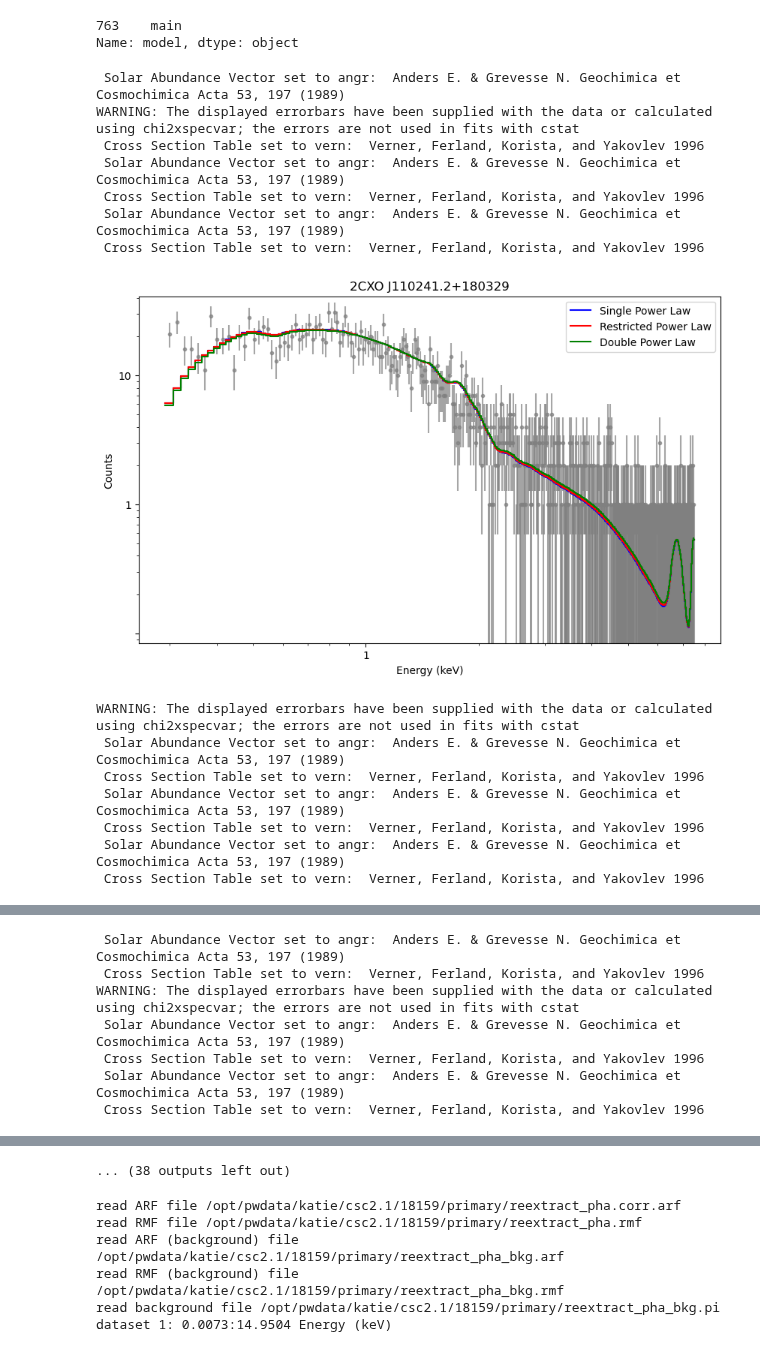
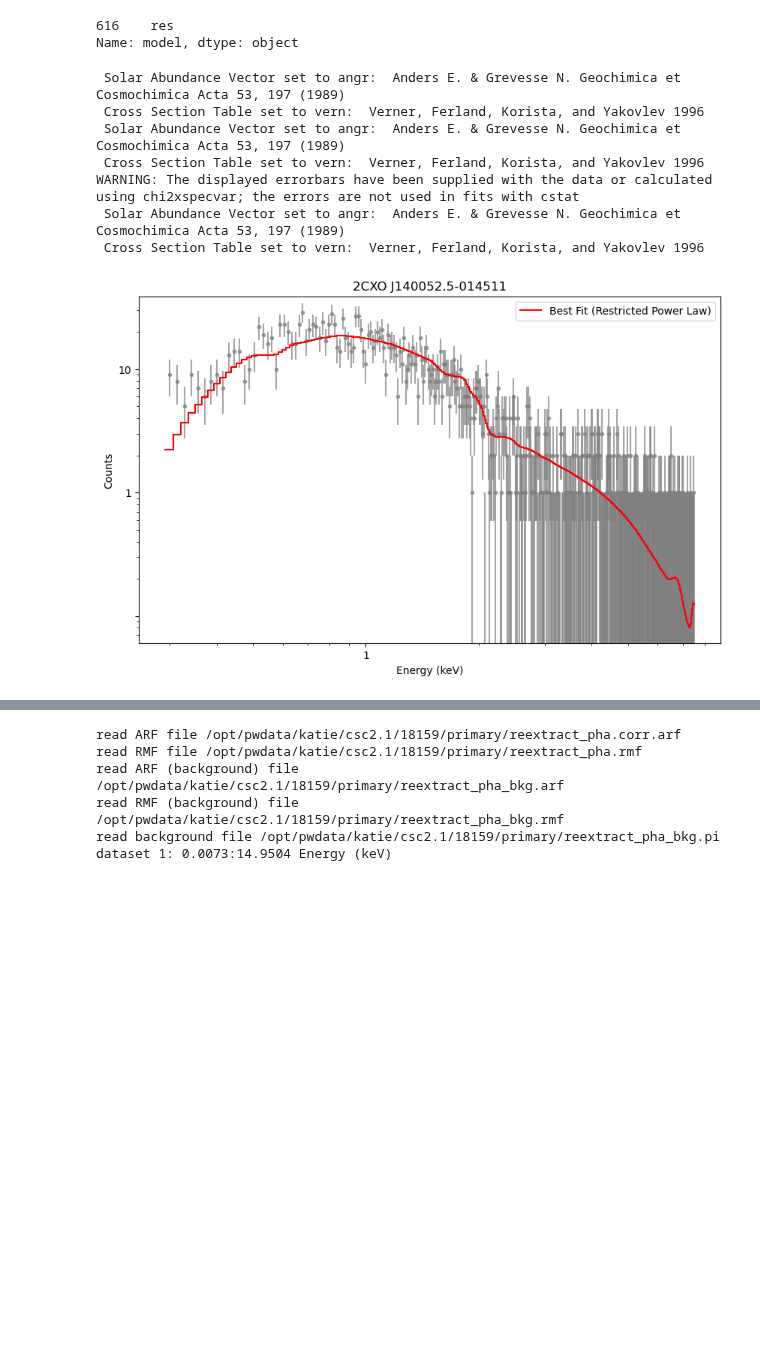
Before and after one commit to kciurleo/AGN, a Jupyter notebook: sherpa_fitting_code/solving_my_own_mysteries.ipynb, the cells around one changed output, grey strips where cells are left out. Saved outputs shown, nothing was run; the diff lists cells and outputs as text; code cells hidden in the pictures; blank space fills up the shorter version.

Commit message:
making a bunch of plots for my theseis

```diff
--- a/sherpa_fitting_code/solving_my_own_mysteries.ipynb
+++ b/sherpa_fitting_code/solving_my_own_mysteries.ipynb
@@ -19,12 +19,12 @@ import re
 bruh=final_full.loc[final_full['model']=='main'].sort_values(by='counts', ascending=False).head(25)
 # %%
 final_full = pd.read_csv('/opt/pwdata/katie/csc2.1/final_data/final_info_full.csv')
-interest=final_full.loc[final_full['# ObsID']=='25825b'].head(1) #the one guy i downloaded
-base='/opt/pwdata/katie/csc2.1/25825b/primary'
+interest=final_full.loc[final_full['# ObsID']=='9557'].head(1) #the one guy i downloaded
+base='/opt/pwdata/katie/csc2.1/9557/primary'
 name=interest['CXO name'].iloc[0]
 print(interest['model'])
 # %% [output]
-763    main
+616    res
 Name: model, dtype: object
 # %%
 def format_tick(tick):
@@ -63,43 +63,40 @@ def plot_models(dir, name):
     #plot_model_component(restricted_p1, overplot=True, label='Restricted Power Law no bkg and gal nH', color='pink')
     #plot_model_component(alt_p1, overplot=True, label='Double Power Law  no bkg and gal nH', color='lime')
 
     ax = plt.gca()
 
     ticks = ax.get_xticks()
     tick_labels = [format_tick(tick) for tick in ticks]
     ax.set_xticklabels(tick_labels)
 
     ticksy = ax.get_yticks()
     ticky_labels = [format_tick(tick) for tick in ticksy]
     ax.set_yticklabels(ticky_labels)
 
     plt.title(f'{name}')
     plt.legend(loc='best')
     #####EDIT BELOW IF I USE THIS SOMEWHERE
     os.chdir('/Users/kciurleo/Documents/kciurleo/AGN/plots')
-    plt.savefig(f'{name}_models_comparison.png', dpi=300)
+    #plt.savefig(f'{name}_models_comparison.png', dpi=300)
+    plt.savefig(f'{name}_models_comparison.pdf', format='pdf')
     plt.show()
-
+'''
 for i, rows in bruh.iterrows():
     id=rows['# ObsID']
     final_full = pd.read_csv('/opt/pwdata/katie/csc2.1/final_data/final_info_full.csv')
     interest=final_full.loc[final_full['# ObsID']==id].head(1) #the one guy i downloaded
     base=f'/opt/pwdata/katie/csc2.1/{id}/primary'
     name=interest['CXO name'].iloc[0]
     plot_models(base, name)
+
+'''
+plot_models(base,name)
 # %% [output]
- Solar Abundance Vector set to angr:  Anders E. & Grevesse N. Geochimica et Cosmochimica Acta 53, 197 (1989)
-WARNING: The displayed errorbars have been supplied with the data or calculated using chi2xspecvar; the errors are not used in fits with cstat
- Cross Section Table set to vern:  Verner, Ferland, Korista, and Yakovlev 1996
  Solar Abundance Vector set to angr:  Anders E. & Grevesse N. Geochimica et Cosmochimica Acta 53, 197 (1989)
  Cross Section Table set to vern:  Verner, Ferland, Korista, and Yakovlev 1996
  Solar Abundance Vector set to angr:  Anders E. & Grevesse N. Geochimica et Cosmochimica Acta 53, 197 (1989)
  Cross Section Table set to vern:  Verner, Ferland, Korista, and Yakovlev 1996
+WARNING: The displayed errorbars have been supplied with the data or calculated using chi2xspecvar; the errors are not used in fits with cstat
+ Solar Abundance Vector set to angr:  Anders E. & Grevesse N. Geochimica et Cosmochimica Acta 53, 197 (1989)
+ Cross Section Table set to vern:  Verner, Ferland, Korista, and Yakovlev 1996
-[figure, old version]
+[figure, new version]
-WARNING: The displayed errorbars have been supplied with the data or calculated using chi2xspecvar; the errors are not used in fits with cstat
- Solar Abundance Vector set to angr:  Anders E. & Grevesse N. Geochimica et Cosmochimica Acta 53, 197 (1989)
- Cross Section Table set to vern:  Verner, Ferland, Korista, and Yakovlev 1996
- Solar Abundance Vector set to angr:  Anders E. & Grevesse N. Geochimica et Cosmochimica Acta 53, 197 (1989)
- Cross Section Table set to vern:  Verner, Ferland, Korista, and Yakovlev 1996
- Solar Abundance Vector set to angr:  Anders E. & Grevesse N. Geochimica et Cosmochimica Acta 53, 197 (1989)
- Cross Section Table set to vern:  Verner, Ferland, Korista, and Yakovlev 1996
@@ -107,7 +102,0 @@ WARNING: The displayed errorbars have been supplied with the data or calculated
- Solar Abundance Vector set to angr:  Anders E. & Grevesse N. Geochimica et Cosmochimica Acta 53, 197 (1989)
- Cross Section Table set to vern:  Verner, Ferland, Korista, and Yakovlev 1996
-WARNING: The displayed errorbars have been supplied with the data or calculated using chi2xspecvar; the errors are not used in fits with cstat
- Solar Abundance Vector set to angr:  Anders E. & Grevesse N. Geochimica et Cosmochimica Acta 53, 197 (1989)
- Cross Section Table set to vern:  Verner, Ferland, Korista, and Yakovlev 1996
- Solar Abundance Vector set to angr:  Anders E. & Grevesse N. Geochimica et Cosmochimica Acta 53, 197 (1989)
- Cross Section Table set to vern:  Verner, Ferland, Korista, and Yakovlev 1996
@@ -139,4 +103,3 @@ WARNING: The displayed errorbars have been supplied with the data or calculated
-... (38 outputs left out)
 # %%
 get_abs(interest['galactic nH'],interest['Z'],base, name)
 get_abs_alt(interest['galactic nH'],interest['Z'],base)
```
Also changed, not shown: parts of 4 cells of this notebook, 23 other files.
